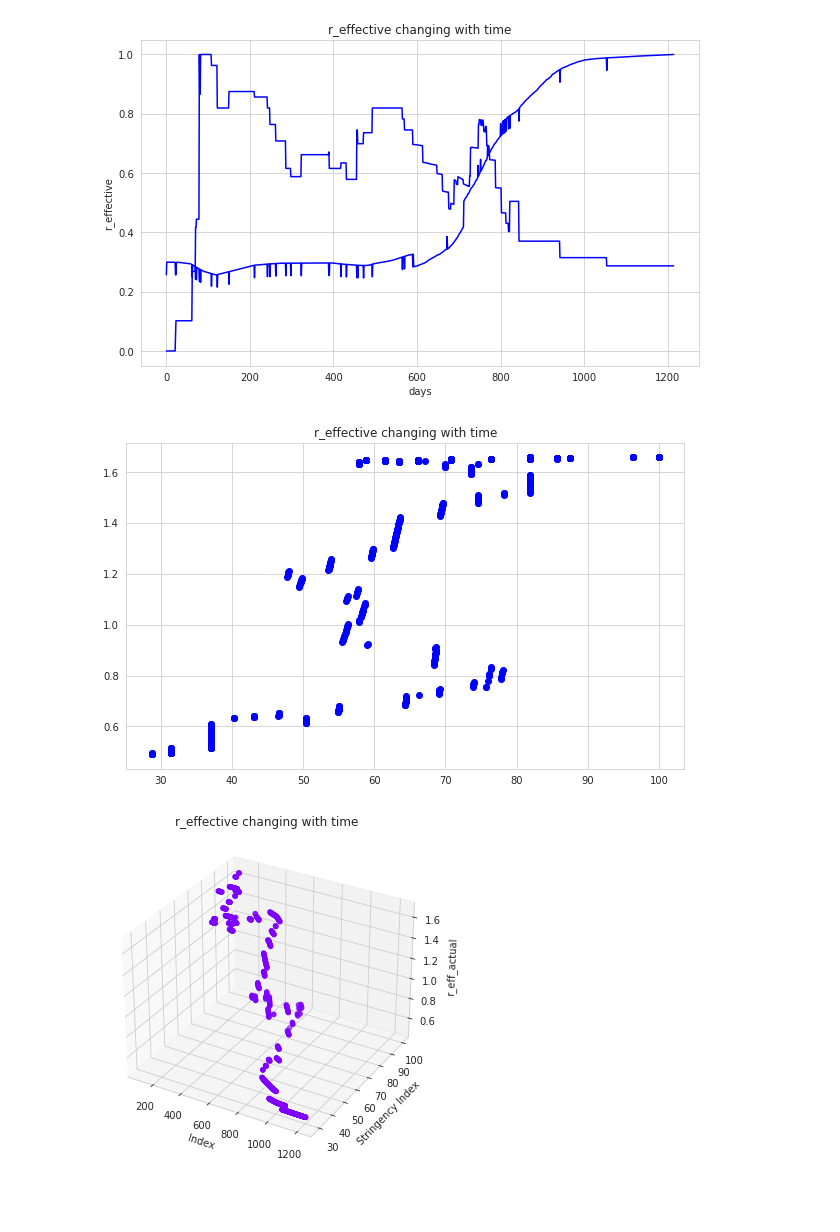
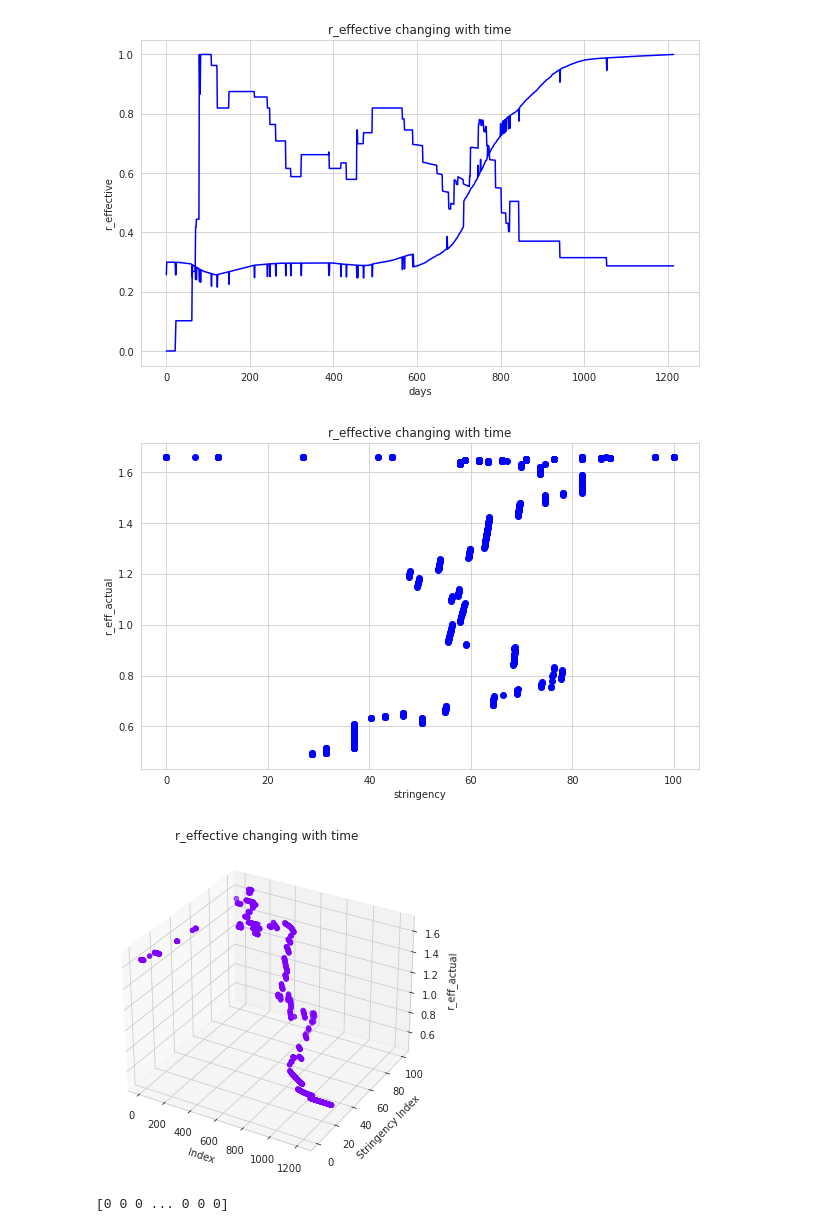
Before and after one commit to psymbio/sir_rl, a Jupyter notebook: 02_data_calibration.ipynb, the cells around one changed output. Saved outputs shown, nothing was run; the diff lists cells and outputs as text; code cells hidden in the pictures; blank space fills up the shorter version.

```diff
--- a/02_data_calibration.ipynb
+++ b/02_data_calibration.ipynb
@@ -243,0 +271,8 @@ plt.show()
+# %%
+stringency_data_points = np.arange(0, 100, 0.5)
+fit_line_loaded = np.poly1d(np.load(STRINGENCY_BASED_GDP))
+predicted_gdp = fit_line_loaded(stringency_data_points)
+MIN_GDP = min(predicted_gdp)
+MAX_GDP = max(predicted_gdp)
+
+print(predicted_gdp)
@@ -243,0 +297,4 @@ plt.show()
+# %%
+print(max(df['gdp_normalized']), min(df['gdp_normalized']))
+
+df['gdp_min_max_normalized'] = (df['gdp_normalized'] - MIN_GDP) / (MAX_GDP - MIN_GDP)
@@ -252,0 +330,24 @@ plt.show()
+# %%
+# Define a function that calculates the reward
+def calculate_reward(gdp_normalized, r_eff_actual):
+    GDP_WEIGHT = 0.35 # change this value and see how it affects the reward
+    if r_eff_actual > 1:
+        # When r_eff > 1, the reward is more heavily influenced by the reduction in r_eff
+        return gdp_normalized / (5 * r_eff_actual)
+    else:
+        # When r_eff <= 1, the reward is more heavily influenced by the increase in GDP
+        return GDP_WEIGHT * gdp_normalized
+
+# Apply the reward function to each day
+df['reward'] = df.apply(lambda row: calculate_reward(row['gdp_min_max_normalized'], row['r_eff_actual']), axis=1)
+
+# Plot the reward over time
+plt.figure(figsize=(10, 6))
+plt.plot(df['reward'], color='b', label='reward')
+plt.plot(df['gdp_min_max_normalized'], color='g', label='gdp_min_max_normalized')
+plt.plot(df['r_eff_actual'], color='r', label='r_eff_actual')
+plt.xlabel('days')
+plt.ylabel('reward')
+plt.title(f"Reward changing with time\nTotal Reward: {np.sum(df['reward'])}")
+plt.legend()
+plt.show()
@@ -298,17 +412,19 @@ plt.show()
 [figure]
 # %%
 plt.figure(figsize=(10, 6))
-plt.scatter(df['stringency_index'][100:], df['r_eff_actual'][100:], color='b')
+plt.scatter(df['stringency_index'][:], df['r_eff_actual'][:], color='b')
+plt.ylabel('r_eff_actual')
+plt.xlabel('stringency')
 plt.title('r_effective changing with time')
 plt.show()
 # %% [output]
-[figure, old version]
+[figure, new version]
 # %%
 fig = plt.figure(figsize=(10, 6))
 ax = fig.add_subplot(111, projection='3d')
 
 # Scatter plot with df['stringency_index'], df['r_eff_actual'], and df.index
-ax.scatter(df.index[100:], df['stringency_index'][100:], df['r_eff_actual'][100:], color='#7F00FF')
+ax.scatter(df.index[:], df['stringency_index'][:], df['r_eff_actual'][:], color='#7F00FF')
 
 ax.set_xlabel('Index')
 ax.set_ylabel('Stringency Index')
@@ -317,4 +433,19 @@ ax.set_zlabel('r_eff_actual')
 plt.title('r_effective changing with time')
 plt.show()
 # %% [output]
-[figure, old version]
+[figure, new version]
+# %%
+# try the reward function with our set of steps and see the results:
+
+stringency_moves = []
+for i in range(0, days_difference + 1):
+    if i < 1214:
+        stringency_move = 0
+    else:
+        stringency_move = 0
+    stringency_moves.append(stringency_move)
+
+stringency_moves = np.array(stringency_moves)
+print(stringency_moves)
+# %% [output]
+[0 0 0 ... 0 0 0]
```
Also changed, not shown: parts of 21 cells of this notebook, 13 other files.
